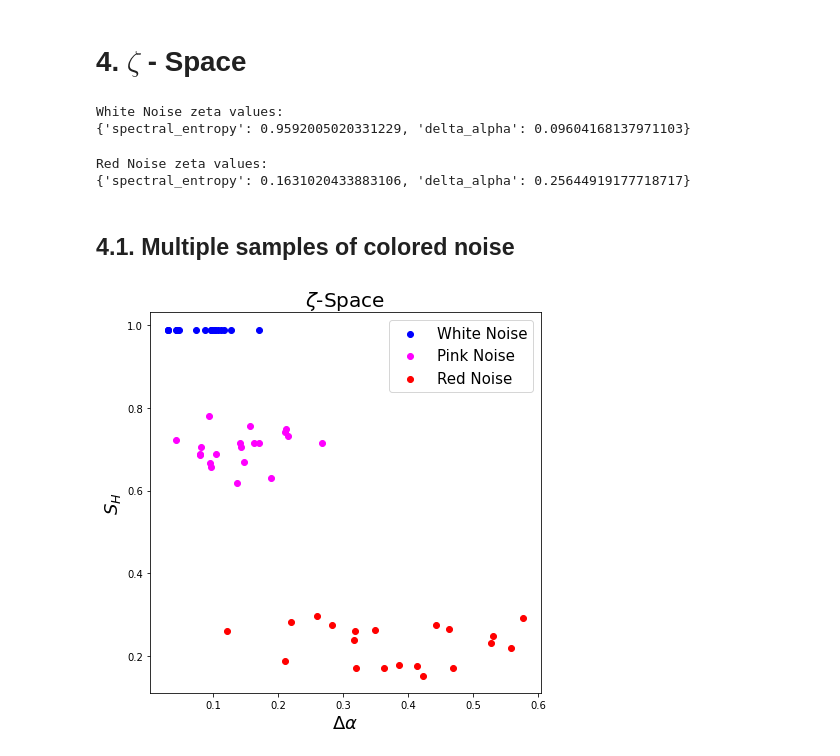
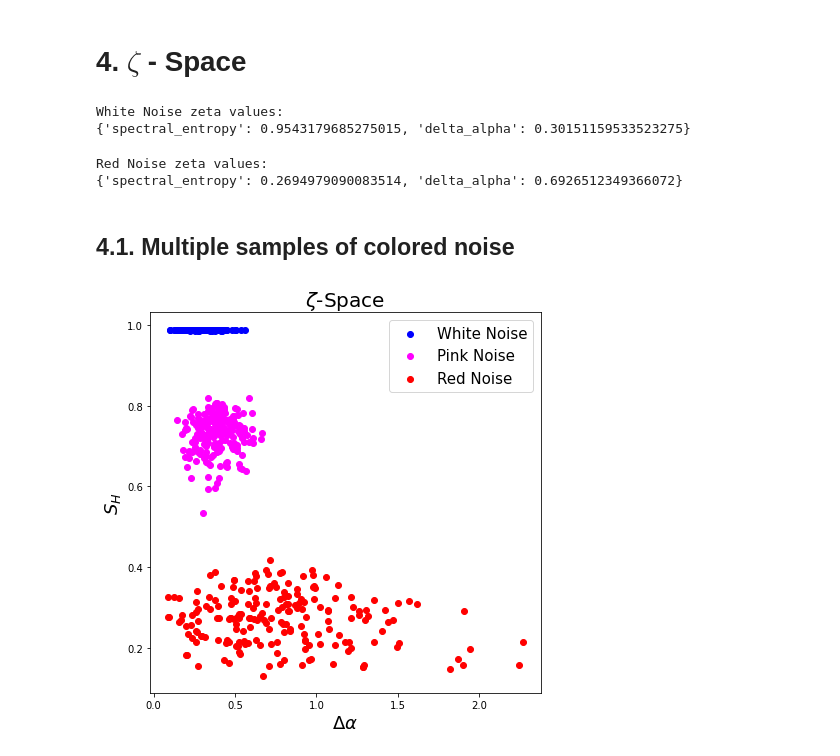
Before and after one commit to rsautter/Chi-Space, a Jupyter notebook: examples/ColoredNoiseExample.ipynb, the cells around one changed output. Drawn from its saved outputs; the diff is of its cells as text; code cells hidden in the pictures.

Commit message:
Updating examples
Also added a result folder, with 200 samples of two types of sets

```diff
--- a/examples/ColoredNoiseExample.ipynb
+++ b/examples/ColoredNoiseExample.ipynb
@@ -35,7 +35,7 @@ import numpy as np
 # %% [markdown]
 # 1. Synthetic Colored Noise
 # %%
-wn = zeta.cNoise(0,[2**15])
+wn = zeta.cNoise(0,[2**13])
 wn = wn/np.std(wn)
 plt.figure(figsize=(10,5))
 plt.plot(wn)
@@ -47,8 +47,8 @@ plt.show()
 # %%
-rn = zeta.cNoise(2,[2**15])
+rn = zeta.cNoise(2,[2**13])
 rn = rn/np.std(rn)
 plt.figure(figsize=(10,5))
-plt.plot(rn)
+plt.plot(rn,color='r')
 plt.xlim(0,len(rn))
 plt.title(r"Red Noise")
 plt.show()
@@ -57,25 +57,21 @@ plt.show()
 # %% [markdown]
 # 2. Visualizing Set of Singularity Spectrum
 # %%
-baws, bfaws, aws, faws, _  = zeta.autoMDFDA(wn)
-bars, bfars, ars, fars, _  = zeta.autoMDFDA(rn)
-daw = np.round(zeta.singularitySpectrumMetrics(baws,bfaws)["delta_alpha"],2)
-dar = np.round(zeta.singularitySpectrumMetrics(bars,bfars)["delta_alpha"],2)
+aws, faws, cw  = zeta.autoMFDFA(wn)
+ars, fars, cr  = zeta.autoMFDFA(rn)
 
 plt.figure(figsize=(10,7))
 for i in range(len(ars)):
   if i==0:
-    plt.plot(ars[i],fars[i],color='r',label=r"Red Noise ($\Delta \alpha$ ="+str(dar)+" )")
+    plt.plot(ars[i],fars[i],color='r',label=r"Red Noise ($\Delta \alpha$ ="+str(cr)+" )")
   else:
     plt.plot(ars[i],fars[i],color='r')
 for i in range(len(aws)):
   if i==0:
-    plt.plot(aws[i],faws[i],color='b',label=r"White Noise ($\Delta \alpha$ ="+str(daw)+" )")
+    plt.plot(aws[i],faws[i],color='b',label=r"White Noise ($\Delta \alpha$ ="+str(cw)+" )")
   else:
     plt.plot(aws[i],faws[i],color='b')
 
-plt.scatter(baws,bfaws,color='b',label="Best White Noise Spectrum")
-plt.scatter(bars,bfars,color='r',label="Best Red Noise Spectrum")
 plt.xlabel(r"$\alpha$",fontsize=20)
 plt.ylabel(r"$f(\alpha)$",fontsize=20)
 
@@ -126,40 +122,52 @@ print("White Noise zeta values:")
 print(zeta.zetaSpace(wn))
 # %% [output]
 White Noise zeta values:
-{'spectral_entropy': 0.9592005020331229, 'delta_alpha': 0.09604168137971103}
+{'spectral_entropy': 0.9543179685275015, 'delta_alpha': 0.30151159533523275}
 # %%
 print("Red Noise zeta values:")
 print(zeta.zetaSpace(rn))
 # %% [output]
 Red Noise zeta values:
-{'spectral_entropy': 0.1631020433883106, 'delta_alpha': 0.25644919177718717}
+{'spectral_entropy': 0.2694979090083514, 'delta_alpha': 0.6926512349366072}
 # %% [markdown]
 ## 4.1. Multiple samples of colored noise
 # %%
 import pandas as pd
 import tqdm
 
-sampleSize = 2**15
-nsamples = 20
+sampleSize = 2**13
+nsamples = 200
 wn,pn,rn = [],[],[]
 
 for i in tqdm.tqdm(range(nsamples)):
-  wn.append(zeta.zetaSpace(zeta.cNoise(0,[sampleSize]) ) )
-  pn.append(zeta.zetaSpace(zeta.cNoise(1,[sampleSize]) ) )
-  rn.append(zeta.zetaSpace(zeta.cNoise(2,[sampleSize]) ) )
+  try:
+    wn.append(zeta.zetaSpace(zeta.cNoise(0,[sampleSize]) ) )
+  except Exception as e:
+    # Threshold should be lower to see any Singularity spectrum, but it should not be a problem in this example
+    pass
+  try:
+    pn.append(zeta.zetaSpace(zeta.cNoise(1,[sampleSize]) ) )
+  except Exception as e:
+    # Threshold should be lower to see any Singularity spectrum, but it should not be a problem in this example
+    pass
+  try:
+    rn.append(zeta.zetaSpace(zeta.cNoise(2,[sampleSize]) ) )
+  except Exception as e:
+    # Threshold should be lower to see any Singularity spectrum, but it should not be a problem in this example
+    pass
 
 wn = pd.DataFrame(wn)
 pn = pd.DataFrame(pn)
 rn = pd.DataFrame(rn)
 
 plt.figure(figsize=(7,7))
 plt.scatter(wn["delta_alpha"],wn["spectral_entropy"],color='b',label="White Noise")
 plt.scatter(pn["delta_alpha"],pn["spectral_entropy"],color='magenta',label="Pink Noise")
 plt.scatter(rn["delta_alpha"],rn["spectral_entropy"],color='r',label="Red Noise")
 plt.xlabel(r"$\Delta \alpha$",fontsize=18)
 plt.ylabel(r"$S_H$",fontsize=18)
 plt.title(r"$\zeta$-Space",fontsize=20)
 plt.legend(fontsize=15)
 plt.show()
 # %% [output]
-[figure, old version]
+[figure, new version]
```
Also changed, not shown: parts of 7 cells of this notebook, 5 other files.
